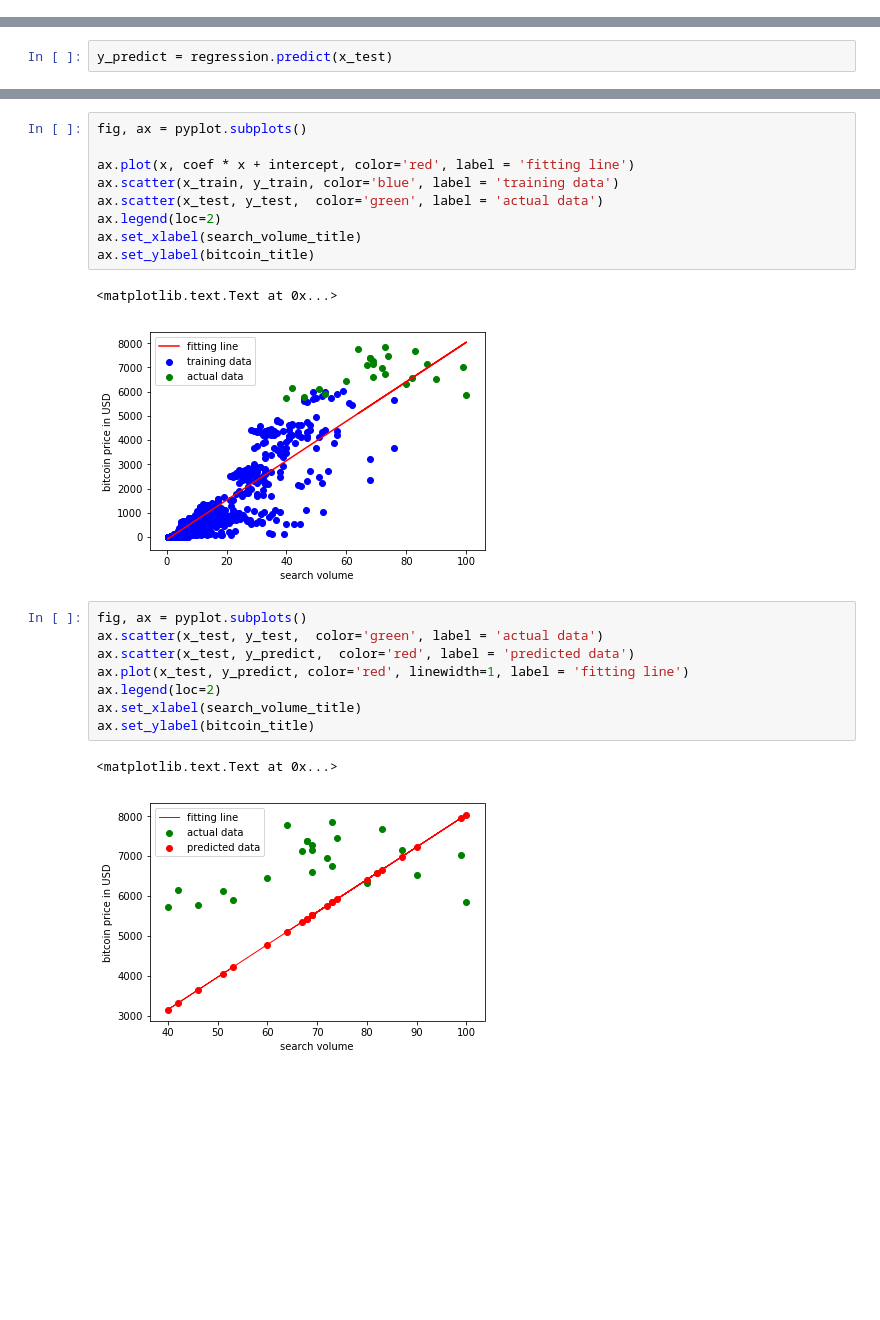
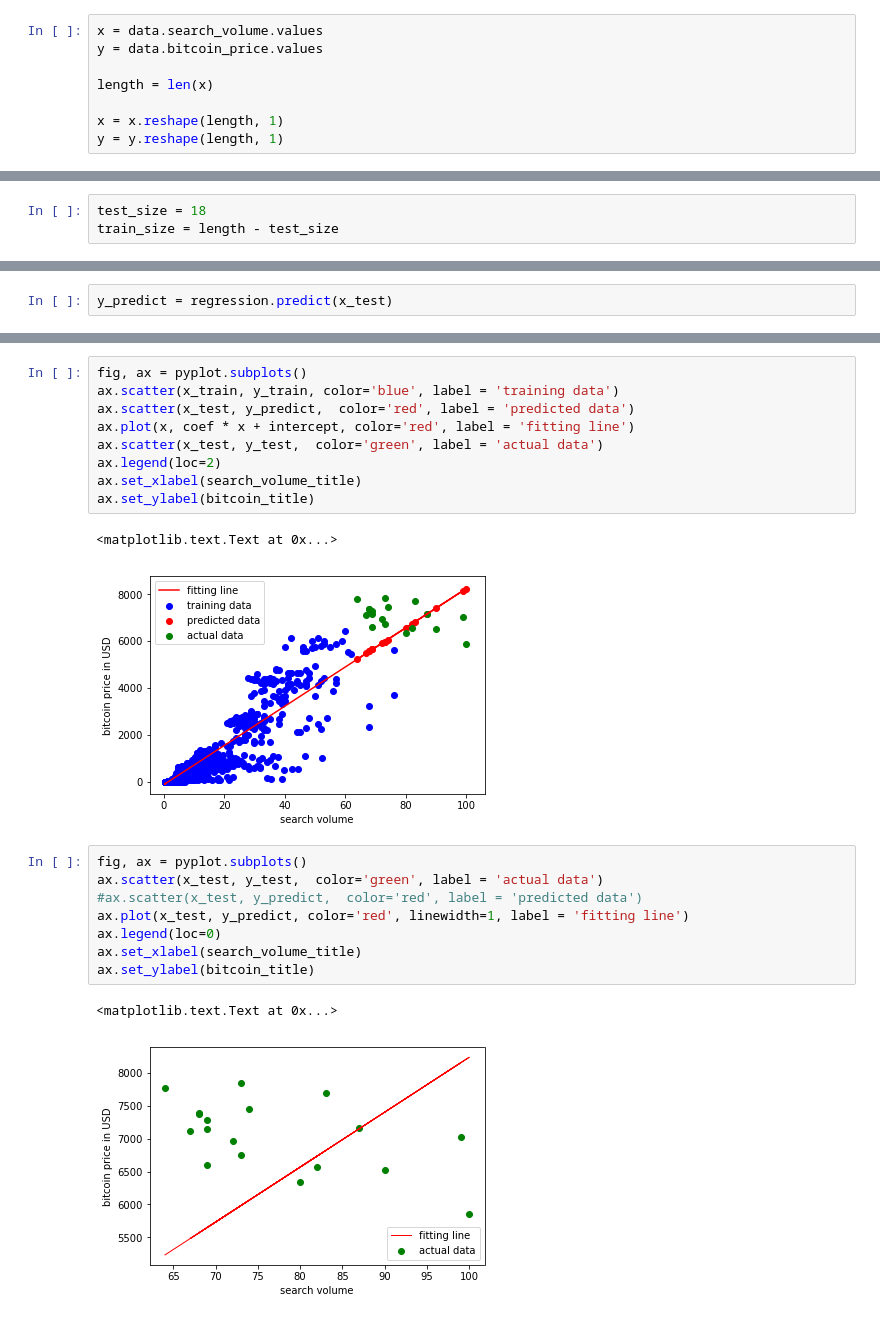
Before and after one commit to thutrangdong/coding-thesis, a Jupyter notebook: workspace_jupyter/02_Linear Regression.ipynb, the cells around one changed output, grey strips where cells are left out. Cells and saved outputs as stored; diff of their text form; blank space fills up the shorter version.

```diff
--- a/workspace_jupyter/02_Linear Regression.ipynb
+++ b/workspace_jupyter/02_Linear Regression.ipynb
@@ -14 +16,9 @@ from math import sqrt
+# %%
+x = data.search_volume.values
+y = data.bitcoin_price.values
+
+length = len(x)
+
+x = x.reshape(length, 1)
+y = y.reshape(length, 1)
 # %% [markdown]
@@ -25,3 +65,6 @@ test_size = length - train_size
+# %%
+test_size = 18
+train_size = length - test_size
 # %%
 x = x.reshape(length, 1)
 y = y.reshape(length, 1)
@@ -66,23 +112,23 @@ rmse = sqrt(mean_squared_error(y_test, y_predict))
 # %%
 fig, ax = pyplot.subplots()
-
+ax.scatter(x_train, y_train, color='blue', label = 'training data')
+ax.scatter(x_test, y_predict,  color='red', label = 'predicted data')
 ax.plot(x, coef * x + intercept, color='red', label = 'fitting line')
-ax.scatter(x_train, y_train, color='blue', label = 'training data')
 ax.scatter(x_test, y_test,  color='green', label = 'actual data')
 ax.legend(loc=2)
 ax.set_xlabel(search_volume_title)
 ax.set_ylabel(bitcoin_title)
 # %% [output]
 <matplotlib.text.Text at 0x...>
-[figure, old version]
+[figure, new version]
 # %%
 fig, ax = pyplot.subplots()
 ax.scatter(x_test, y_test,  color='green', label = 'actual data')
-ax.scatter(x_test, y_predict,  color='red', label = 'predicted data')
+#ax.scatter(x_test, y_predict,  color='red', label = 'predicted data')
 ax.plot(x_test, y_predict, color='red', linewidth=1, label = 'fitting line')
-ax.legend(loc=2)
+ax.legend(loc=0)
 ax.set_xlabel(search_volume_title)
 ax.set_ylabel(bitcoin_title)
 # %% [output]
 <matplotlib.text.Text at 0x...>
-[figure, old version]
+[figure, new version]
```
Also changed, not shown: parts of 11 cells of this notebook.
